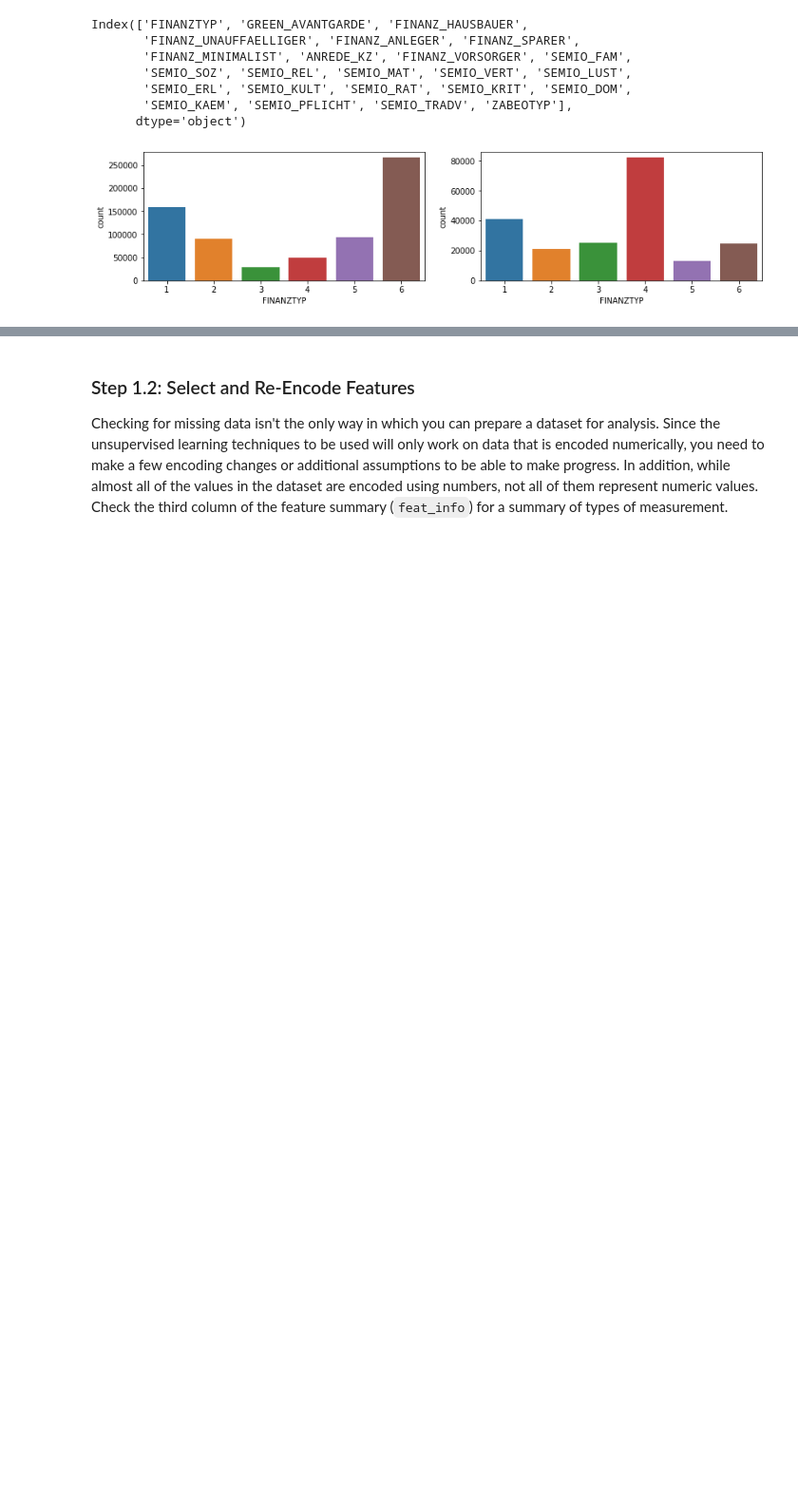
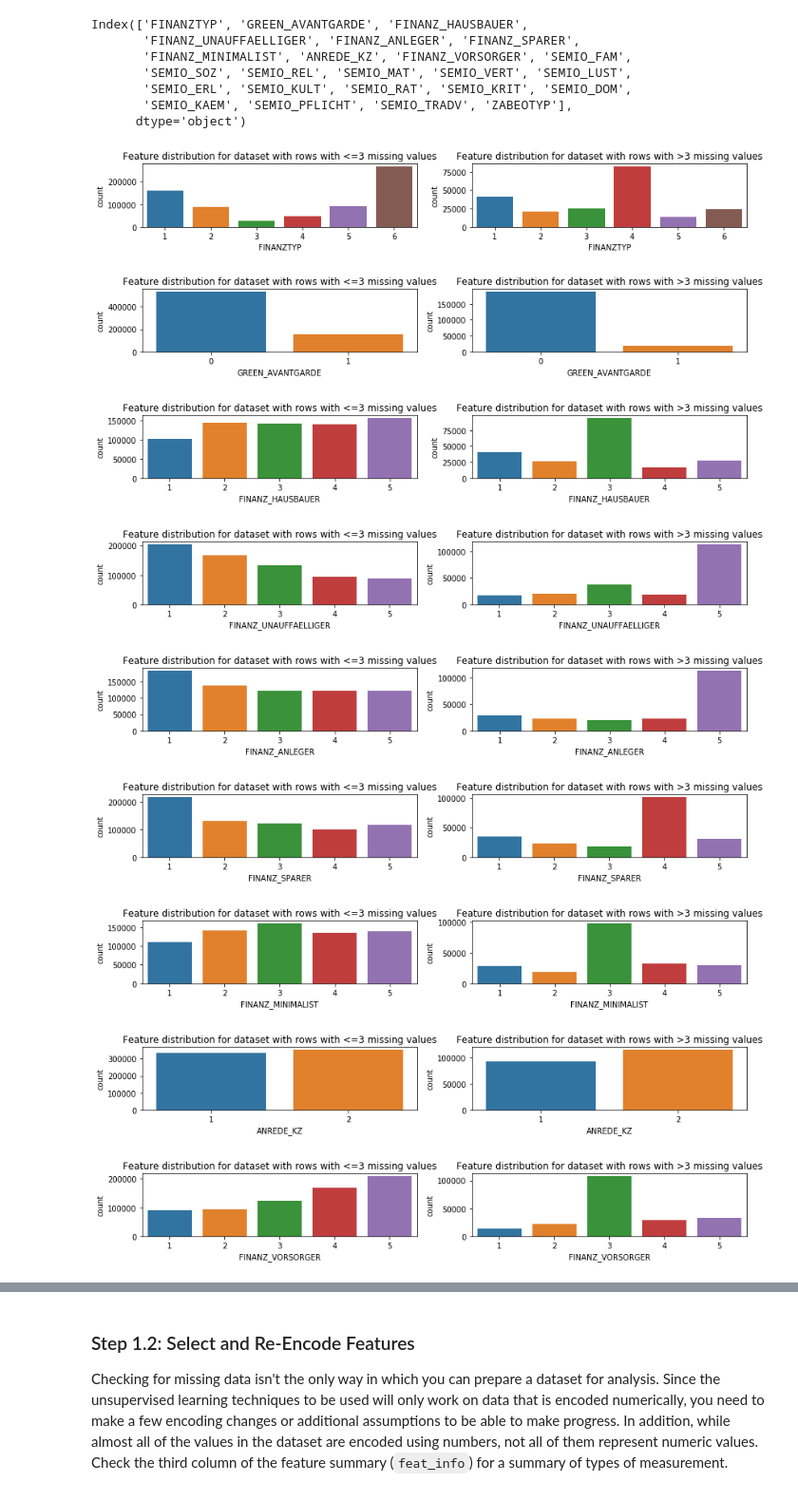
Before and after one commit to gepallas/Machine_Learning_3_Customer_Segmentation, a Jupyter notebook: Identify_Customer_Segments.ipynb, the cells around one changed output, grey strips where cells are left out. Shown: that part at 95% size. Saved outputs shown, nothing was run; the diff lists cells and outputs as text; code cells hidden in the pictures; blank space fills up the shorter version.

Commit message:
1.1.3. Assess missing data in each row - make plots - discuss

```diff
--- a/Identify_Customer_Segments.ipynb
+++ b/Identify_Customer_Segments.ipynb
@@ -405,7 +405,7 @@ Index(['TITEL_KZ', 'AGER_TYP', 'KK_KUNDENTYP', 'KBA05_BAUMAX', 'GEBURTSJAHR',
       dtype='object')
 # %%
 # Remove columns
-azdias.drop(labels=col_to_drop, axis=1, inplace=True)
+azdias_clean = azdias.drop(labels=col_to_drop, axis=1)
 # %%
 # Check shape
 azdias.shape
@@ -489,6 +493,6 @@ I will split the data into two subsets, one that has less than 3 missing values
 # Write code to divide the data into two subsets based on the number of missing
 # values in each row.
 
-azdias_mis_below_3 = azdias[azdias.isnull().sum(axis=1) <=3]
-azdias_mis_above_3 = azdias[azdias.isnull().sum(axis=1) >3]
+azdias_missing_below_3 = azdias_clean[azdias_clean.isnull().sum(axis=1) <=3]
+azdias_missing_above_3 = azdias_clean[azdias_clean.isnull().sum(axis=1) >3]
 # %%
@@ -525,15 +529,26 @@ Index(['FINANZTYP', 'GREEN_AVANTGARDE', 'FINANZ_HAUSBAUER',
        'SEMIO_KAEM', 'SEMIO_PFLICHT', 'SEMIO_TRADV', 'ZABEOTYP'],
       dtype='object')
 # %%
+number_of_plot_pairs = 10
 
+for i in range(0, number_of_plot_pairs):
 
-plt.figure(figsize=(14,3))
+    plt.figure(figsize=(14,1.5))
 
-plt.subplot(1,2,1)
-sns.countplot(azdias_mis_below_3[col_zero_mis[0]])
-plt.title('')
+    plt.subplot(1,2,1)
+    sns.countplot(azdias_missing_below_3[col_zero_mis[i]])
+    plt.title('Feature distribution for dataset with rows with <=3 missing values')
 
-plt.subplot(1,2,2)
-sns.countplot(azdias_mis_above_3[col_zero_mis[0]]);
+    plt.subplot(1,2,2)
+    sns.countplot(azdias_missing_above_3[col_zero_mis[i]])
+    plt.title('Feature distribution for dataset with rows with >3 missing values');
 # %% [output]
-[figure, old version]
+[figure, new version]
+[figure, added]
+[figure, added]
+[figure, added]
+[figure, added]
+[figure, added]
+[figure, added]
+[figure, added]
+[figure, added]
```
Also changed, not shown: parts of 12 cells of this notebook.
